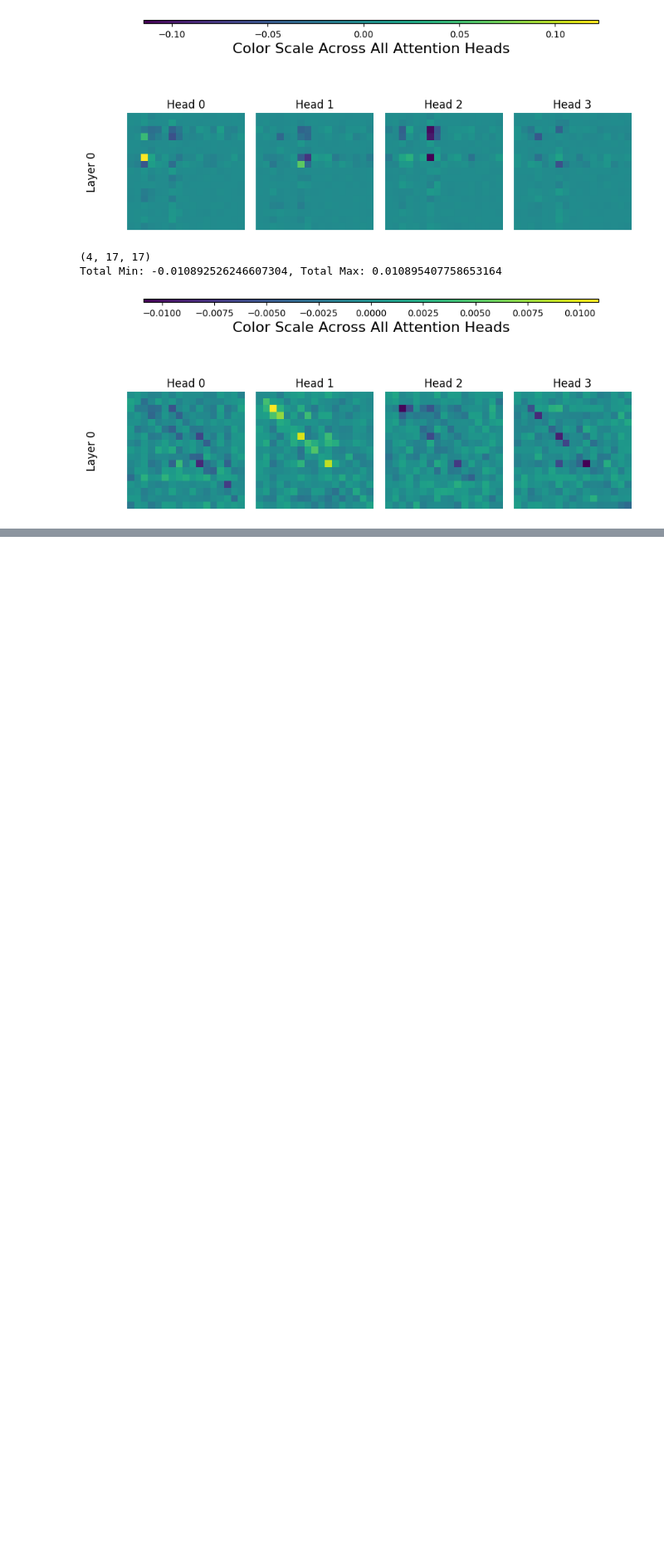
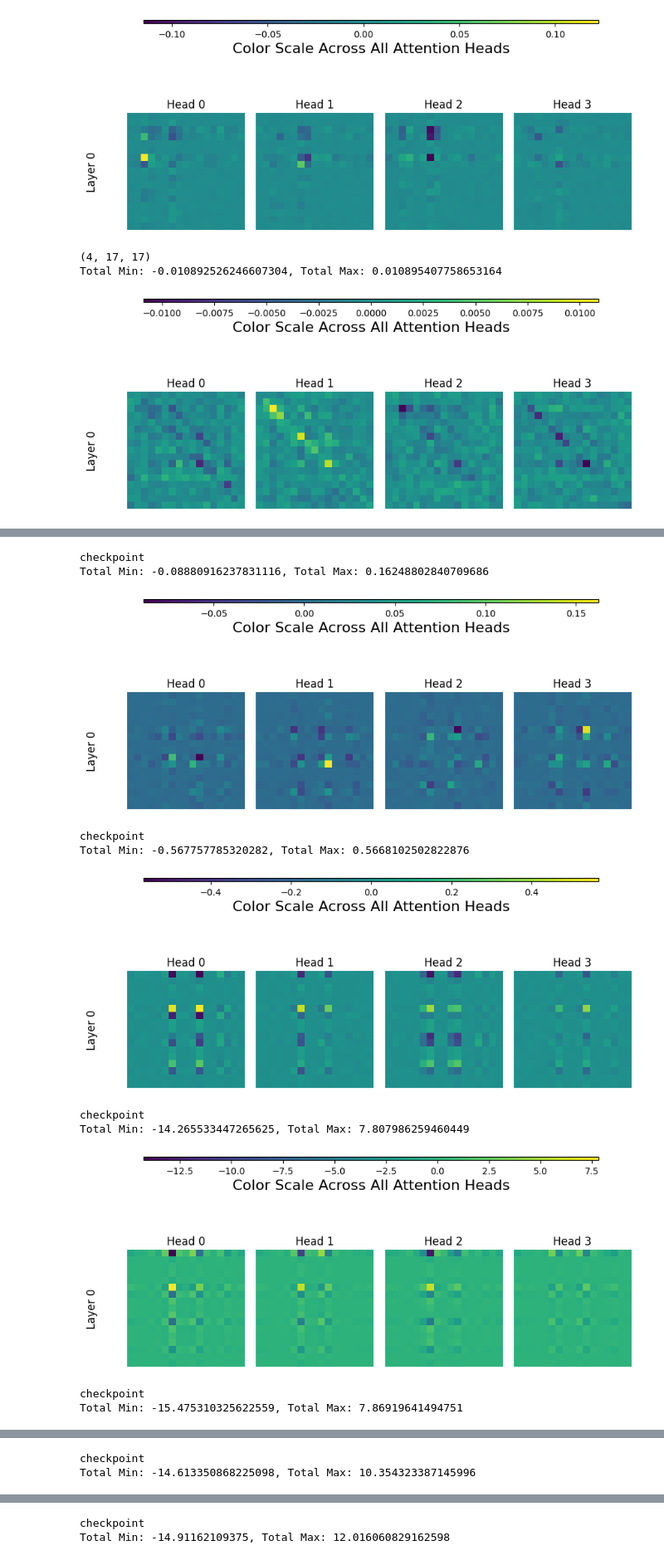
Before and after one commit to soniajoseph/ViT-Prisma, a Jupyter notebook: demo/visualize_attention_heads.ipynb, the cells around one changed output, grey strips where cells are left out. Shown at 83% size. Saved outputs shown, nothing was run; the diff lists cells and outputs as text; code cells hidden in the pictures; blank space fills up the shorter version.

```diff
--- a/demo/visualize_attention_heads.ipynb
+++ b/demo/visualize_attention_heads.ipynb
@@ -17,7 +17,7 @@ import matplotlib.pyplot as plt
 # Load original model
 checkpoint = 0
 checkpoint_path = f'/network/scratch/s/sonia.joseph/vit_prisma/induction/1_layer_attn_only/checkpoints'
-file_name = 'model_{checkpoint}.pth'
+file_name = f'model_{checkpoint}.pth'
 
 config = GlobalConfig()
 orig_model = BaseViT(config)
@@ -64,4 +64,24 @@ Total Min: -0.114928238093853, Total Max: 0.12261349707841873
 (4, 17, 17)
 Total Min: -0.010892526246607304, Total Max: 0.010895407758653164
 [figure]
+# %%
+# Function that goes through checkpoints and plots each attention head
+
+activations_all_cp = []
+for f in os.listdir(checkpoint_path):
+
+    orig_model = BaseViT(config)
+    state_dict = torch.load(os.path.join(checkpoint_path, f), map_location=torch.device('cpu'))['model_state_dict']
+    orig_model.load_state_dict(state_dict)
+
+    # Replace original model's attention with hooked attention
+    model = copy.deepcopy(orig_model)
+    for idx, block in enumerate(model.blocks):
+        model.blocks[idx].attention = CustomAttention(config)
+
+    # Reset attention with pretrained weights from original model.
+    model.load_state_dict(orig_model.state_dict())
+    activations = get_activations(model, model.blocks[idx].attention.attn_scores, dataloader, max_count=100, use_cuda=False)
+
+    activations_all_cp.append(activations)
 # %%
@@ -74,0 +99,16 @@ NotADirectoryError: [Errno 20] Not a directory: '/network/scratch/s/sonia.joseph
+# %%
+for cp in activations_all_cp:
+    print('checkpoint')
+    plot_attn_heads([cp], idx=2, img_shape=17, global_min_max=True)
+# %% [output]
+checkpoint
+Total Min: -0.08880916237831116, Total Max: 0.16248802840709686
+[figure, added]
+checkpoint
+Total Min: -0.567757785320282, Total Max: 0.5668102502822876
+[figure, added]
+checkpoint
+Total Min: -14.265533447265625, Total Max: 7.807986259460449
+[figure, added]
+checkpoint
+Total Min: -15.475310325622559, Total Max: 7.86919641494751
@@ -74,0 +116,2 @@ NotADirectoryError: [Errno 20] Not a directory: '/network/scratch/s/sonia.joseph
+checkpoint
+Total Min: -14.613350868225098, Total Max: 10.354323387145996
@@ -74,0 +119,2 @@ NotADirectoryError: [Errno 20] Not a directory: '/network/scratch/s/sonia.joseph
+checkpoint
+Total Min: -14.91162109375, Total Max: 12.016060829162598
```
Also changed, not shown: parts of 7 cells of this notebook, 1 other file.
